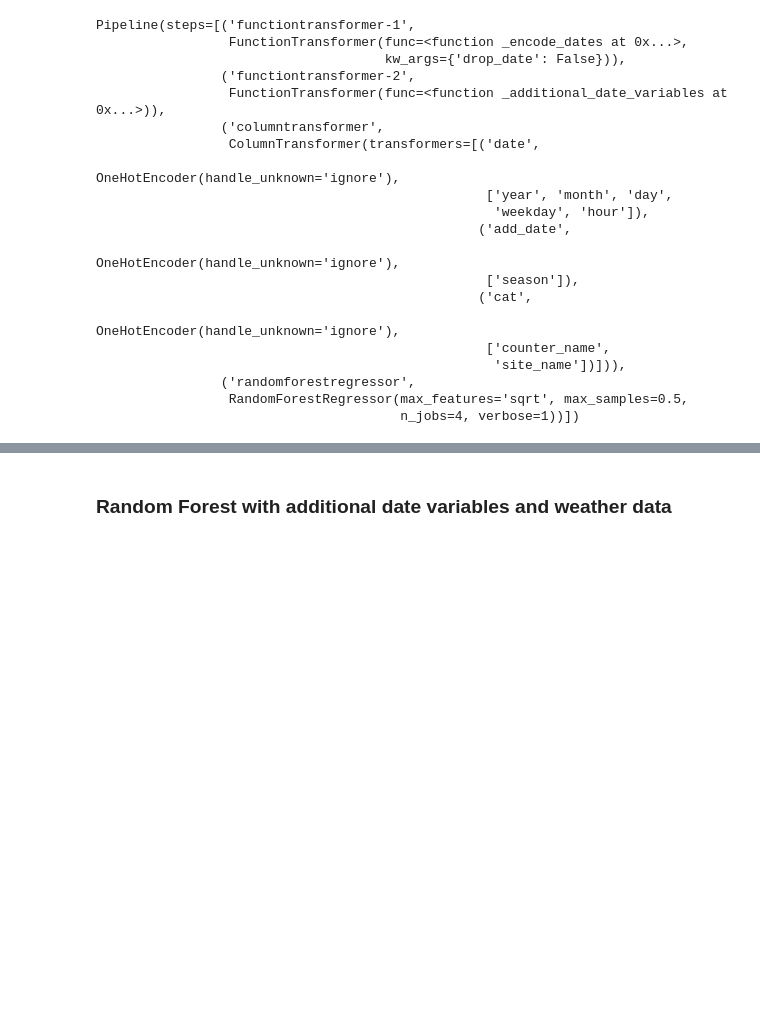
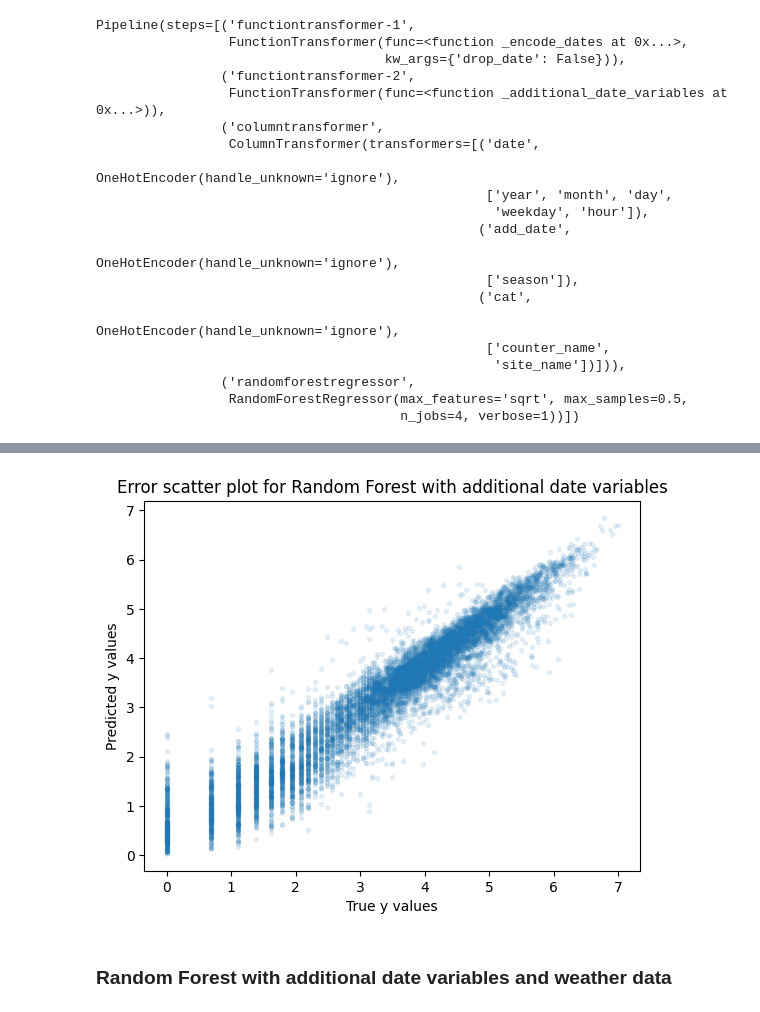
Before and after one commit to stlbnmaria/PythonForDS_Project, a Jupyter notebook: modeling/tree_models/tree_models.ipynb, the cells around one changed output, grey strips where cells are left out. Saved outputs shown, nothing was run; the diff lists cells and outputs as text; code cells hidden in the pictures; blank space fills up the shorter version.

```diff
--- a/modeling/tree_models/tree_models.ipynb
+++ b/modeling/tree_models/tree_models.ipynb
@@ -168,3 +177,7 @@ Test set, RMSE=0.46
+# %%
+problem.error_plot(y_pred_test, y_test, "Random Forest with additional date variables")
+# %% [output]
+[figure, added]
 # %% [markdown]
 ### Random Forest with additional date variables and weather data
 # %%
```
Also changed, not shown: parts of 20 cells of this notebook.
